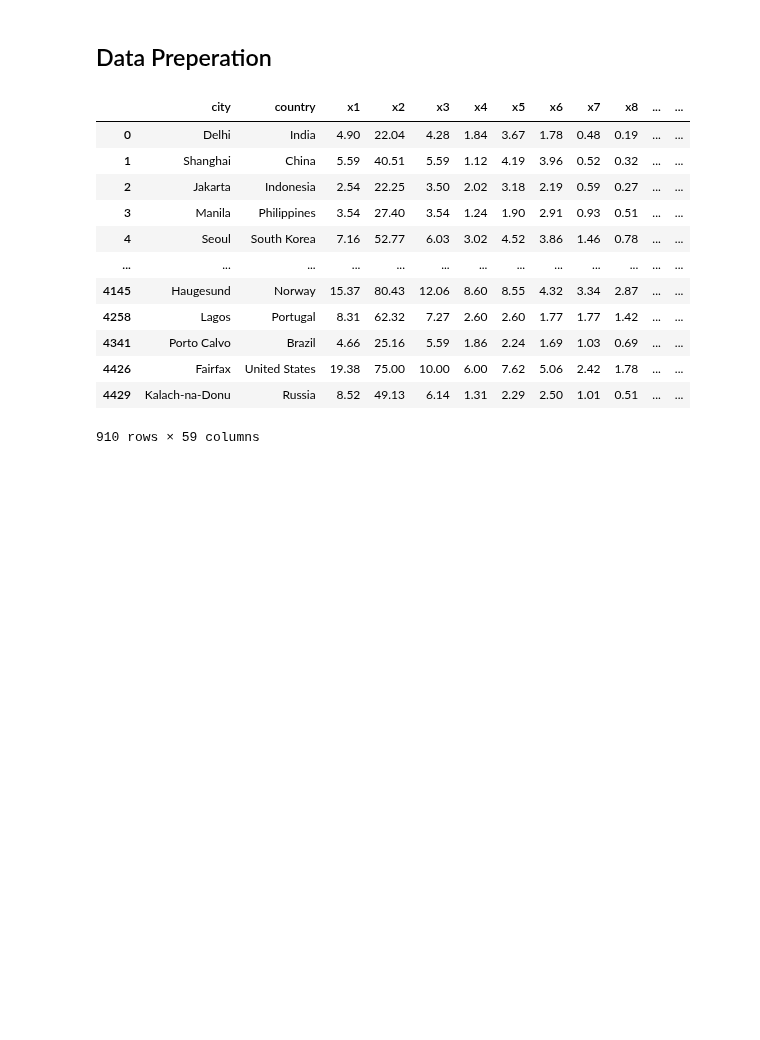
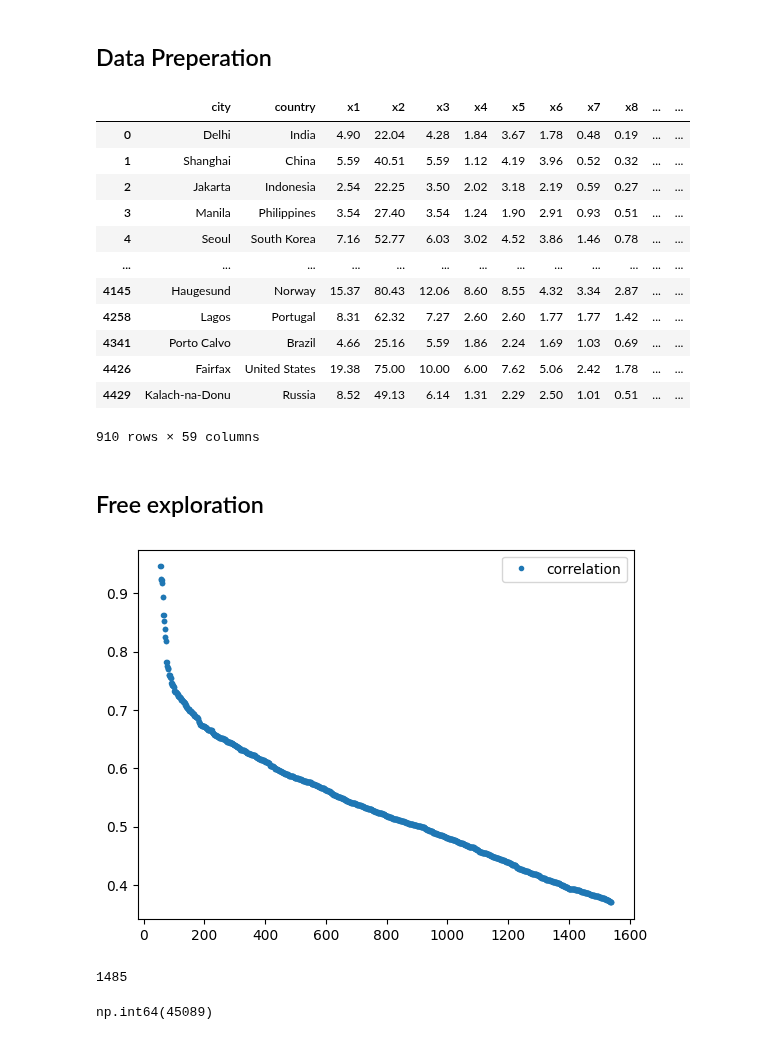
Before and after one commit to GehriJan/data-science-exam, a Jupyter notebook: notebook.ipynb, the cells around one changed output. Saved outputs shown, nothing was run; the diff lists cells and outputs as text; code cells hidden in the pictures; blank space fills up the shorter version.

Commit message:
feat: some data exploration

```diff
--- a/notebook.ipynb
+++ b/notebook.ipynb
@@ -43,3 +107,62 @@ df1
 | 4426 | Fairfax | United States | 19.38 | 75.00 | 10.00 | 6.00 | 7.62 | 5.06 | 2.42 | 1.78 | ... | ... |
 | 4429 | Kalach-na-Donu | Russia | 8.52 | 49.13 | 6.14 | 1.31 | 2.29 | 2.50 | 1.01 | 0.51 | ... | ... |
 910 rows × 59 columns
+# %% [markdown]
+## Free exploration
+# %%
+
+# compute correlations
+pairs = []
+num_cols = [col for col in df1.columns if ("x" in col)]
+for col1 in num_cols:
+    for col2 in num_cols:
+        pairs.append((col1, col2, df1[col1].corr(df1[col2])))
+
+# store as dataframe
+df_corr = (
+    pd.DataFrame(pairs, columns=["column_1", "column_2", "correlation"])
+    .sort_values(by="correlation", ascending=False)
+    .reset_index(drop=True)
+)
+df_corr = df_corr[df_corr["column_1"]!=df_corr["column_2"]]
+df_corr = df_corr.head(int(len(df_corr)/2))
+df_corr.plot(style=".")
+plt.show()
+print(len(df_corr))
+
+# pairplot of attributes that have strong correlations
+strong_correlating_cols = (
+    df_corr
+    .head(15)
+    [["column_1", "column_2"]]
+    .unstack()
+    .sort_values()
+    .unique()
+    .tolist()
+)
+# sns.pairplot(
+#     df1[strong_correlating_cols].rename(columns=attribute_names),
+#     diag_kind="kde",
+# )
+
+# Correlations with apple price attribute
+(
+    df_corr
+    [df_corr["column_1"]=="x16"]
+    .sort_values(by="correlation", ascending=False)
+    .reset_index(drop=True)
+)
+
+# Evaluating Number of none/nan-values
+(
+    (df1[num_cols].isnull() | df1[num_cols].isna())
+    .sum().sum()
+)
+
+# for col in num_cols:
+#     df1[col].plot.box()
+#     plt.show()
+# %% [output]
+[figure, added]
+1485
+np.int64(45089)
```
Also changed, not shown: parts of 4 cells of this notebook, 8 other files.
